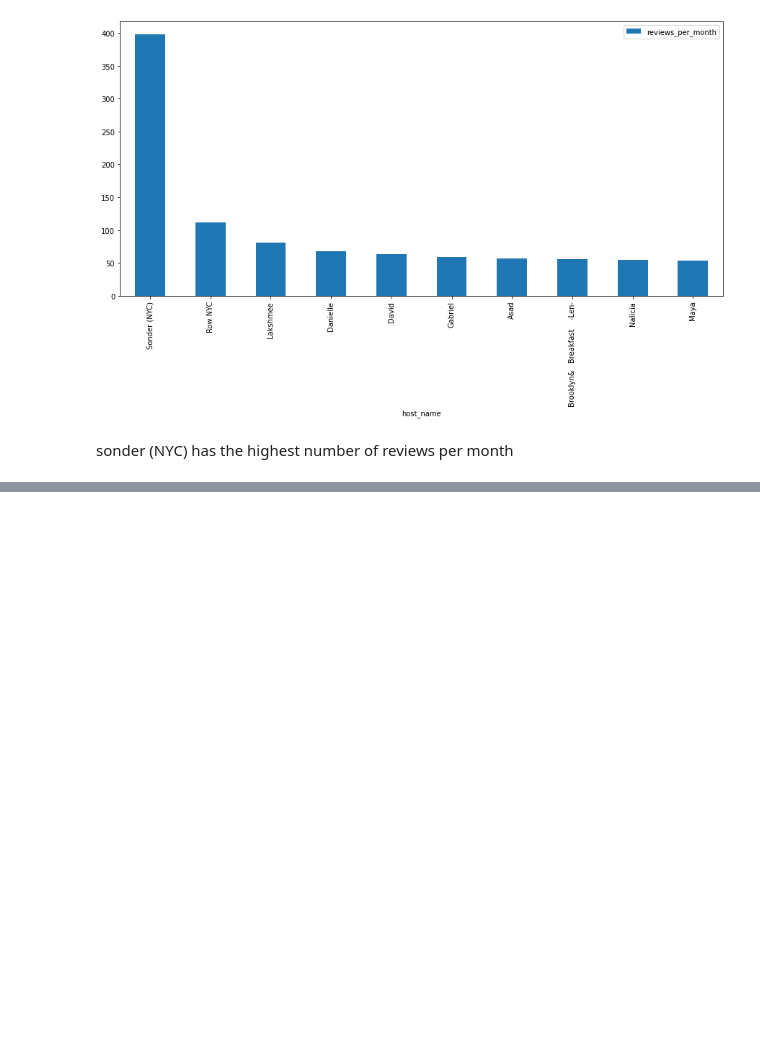
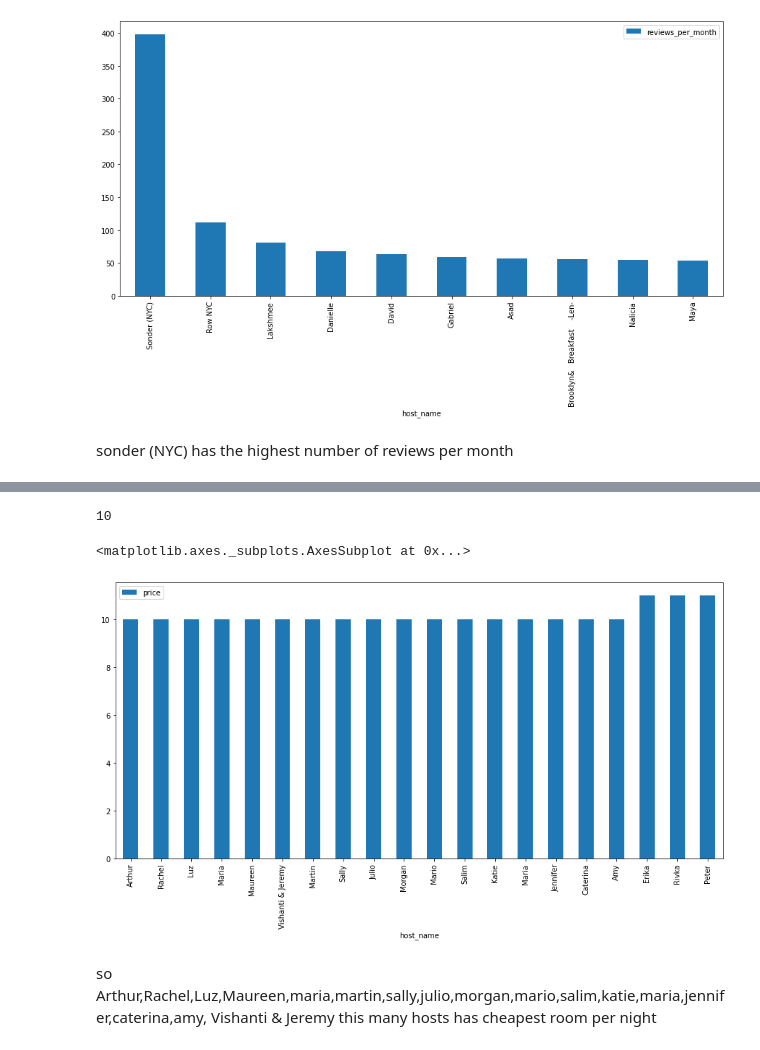
Before and after one commit to pranilthorat/Airbnb-Booking-Analysis, a Jupyter notebook: github_airbnb_capstone_project.ipynb, the cells around one changed output, grey strips where cells are left out. Saved outputs shown, nothing was run; the diff lists cells and outputs as text; code cells hidden in the pictures; blank space fills up the shorter version.

```diff
--- a/github_airbnb_capstone_project.ipynb
+++ b/github_airbnb_capstone_project.ipynb
@@ -245,0 +296,4 @@ sonder (NYC)	has the highest number of reviews per month
+# %%
+#getting practical values of price per night column
+the_actual_value_of_price_per_night_column=airbnb_df_new[airbnb_df_new['price']>0].sort_values('price',ascending=True).head(20)
+the_actual_value_of_price_per_night_column
@@ -245,0 +320,4 @@ sonder (NYC)	has the highest number of reviews per month
+# %%
+#which host has cheapest room per night
+which_host_has_cheapest_room_per_night=the_actual_value_of_price_per_night_column.loc[:,['host_name','price']]
+which_host_has_cheapest_room_per_night
@@ -245,0 +342,14 @@ sonder (NYC)	has the highest number of reviews per month
+# %%
+#let us see what is the price of cheapest room
+which_host_has_cheapest_room_per_night['price'].min()
+# %% [output]
+10
+# %%
+#visualizing which host has cheapest room per night
+which_host_has_cheapest_room_per_night.plot(kind='bar',x='host_name',y='price')
+# %% [output]
+<matplotlib.axes._subplots.AxesSubplot at 0x...>
+[figure, added]
+# %% [markdown]
+so Arthur,Rachel,Luz,Maureen,maria,martin,sally,julio,morgan,mario,salim,katie,maria,jennifer,caterina,amy,
+ Vishanti & Jeremy this many hosts has cheapest room per night
```
Also changed, not shown: parts of 17 cells of this notebook.
